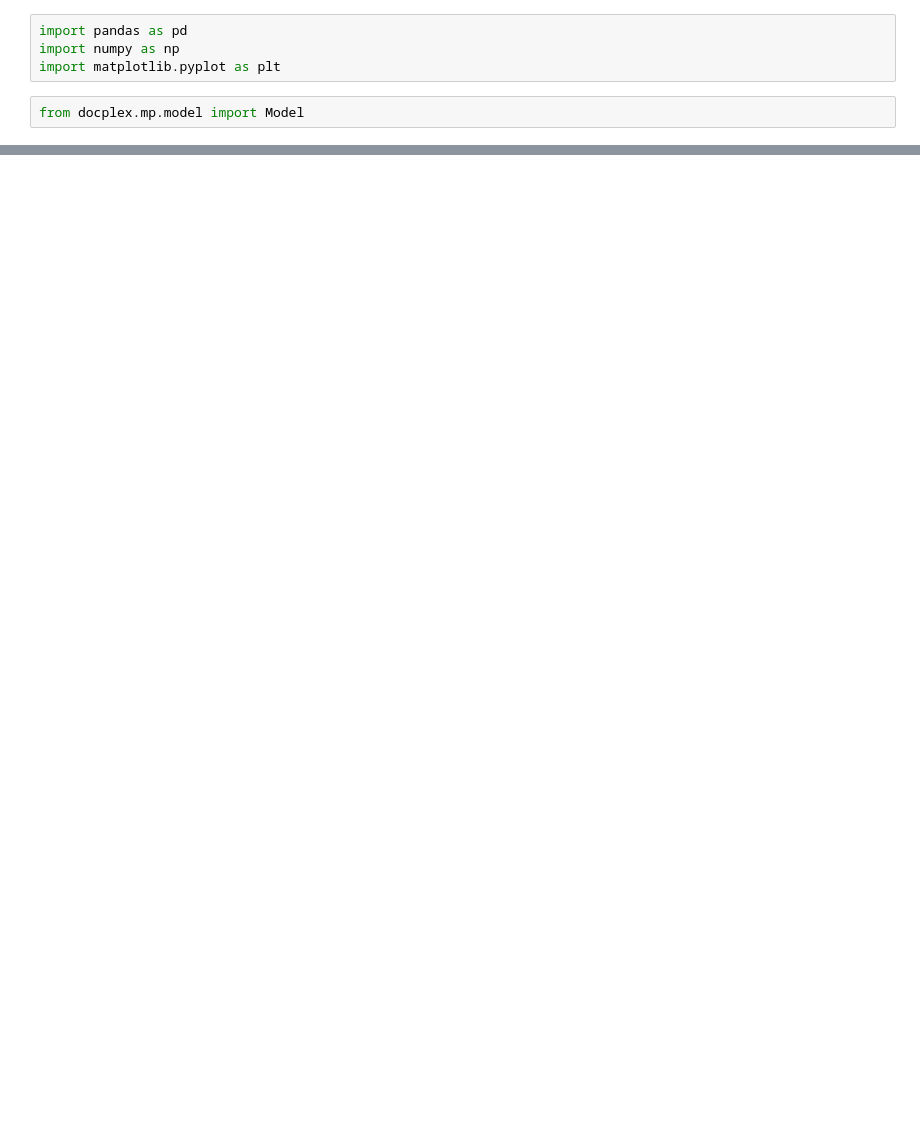
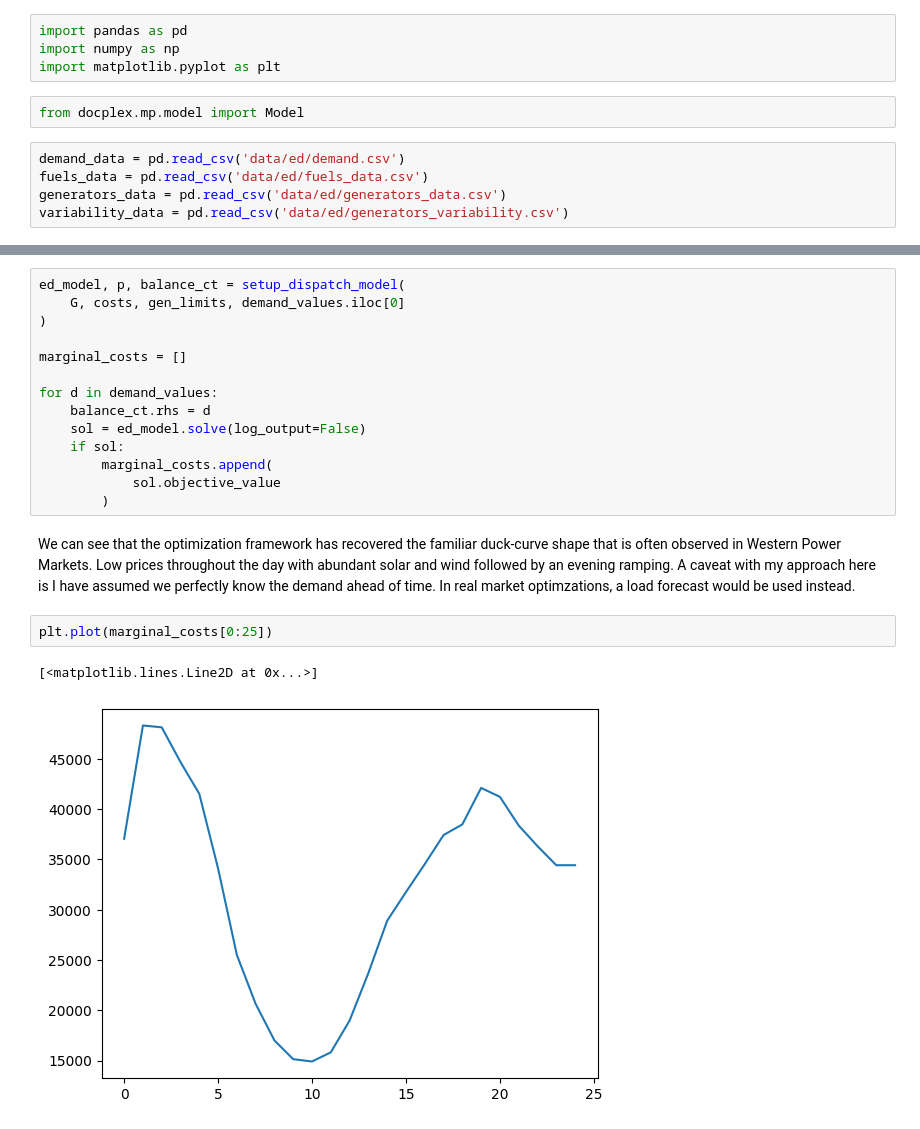
Before and after one commit to PrasunBanerjee04/Energy-Markets-Modeling, a Jupyter notebook: power-gen-stack.ipynb, the cells around one changed output, grey strips where cells are left out. Drawn from its saved outputs; the diff is of its cells as text; blank space fills up the shorter version.

```diff
--- a/power-gen-stack.ipynb
+++ b/power-gen-stack.ipynb
@@ -4,3 +4,8 @@ import numpy as np
 import matplotlib.pyplot as plt
 # %%
 from docplex.mp.model import Model
+# %%
+demand_data = pd.read_csv('data/ed/demand.csv')
+fuels_data = pd.read_csv('data/ed/fuels_data.csv')
+generators_data = pd.read_csv('data/ed/generators_data.csv')
+variability_data = pd.read_csv('data/ed/generators_variability.csv')
@@ -27,0 +94,21 @@ Note that this simplifed model does not yet take into account transmission netwo
+# %%
+ed_model, p, balance_ct = setup_dispatch_model(
+    G, costs, gen_limits, demand_values.iloc[0]
+)
+
+marginal_costs = []
+
+for d in demand_values:
+    balance_ct.rhs = d
+    sol = ed_model.solve(log_output=False)
+    if sol:
+        marginal_costs.append(
+            sol.objective_value
+        )
+# %% [markdown]
+We can see that the optimization framework has recovered the familiar duck-curve shape that is often observed in Western Power Markets. Low prices throughout the day with abundant solar and wind followed by an evening ramping. A caveat with my approach here is I have assumed we perfectly know the demand ahead of time. In real market optimzations, a load forecast would be used instead.
+# %%
+plt.plot(marginal_costs[0:25])
+# %% [output]
+[<matplotlib.lines.Line2D at 0x...>]
+[figure, added]
```
Also changed, not shown: parts of 3 cells of this notebook.
